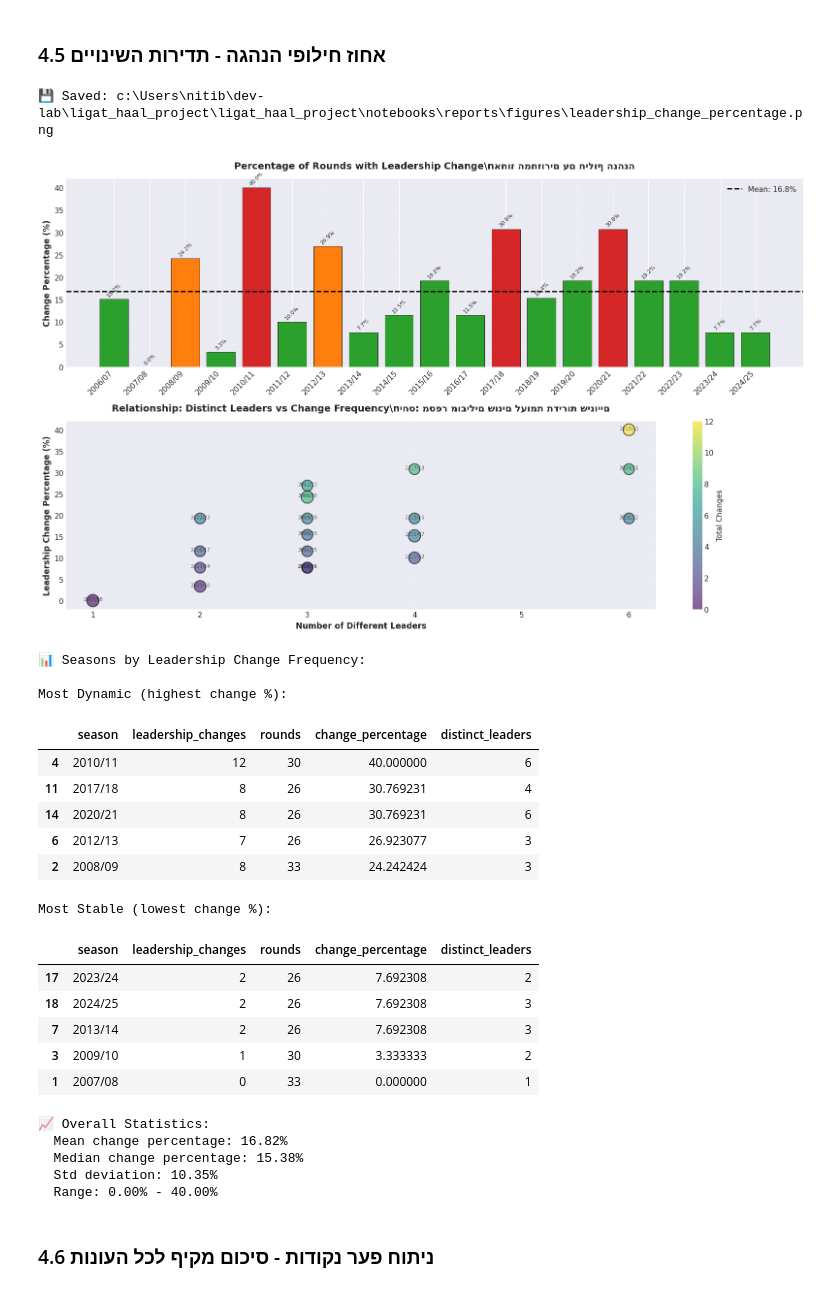
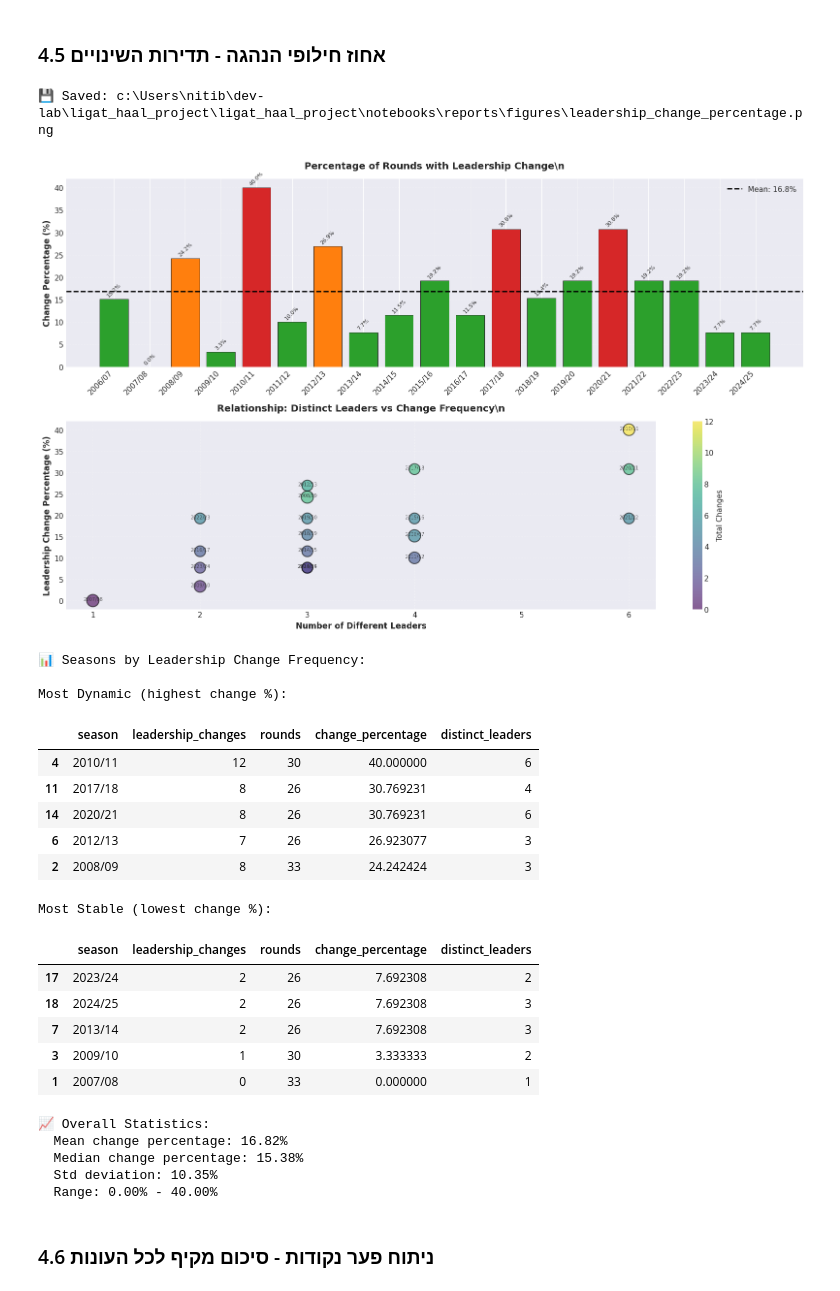
Before and after one commit to Nitaybenadmon123/ligat_haal_project, a Jupyter notebook: ligat_haal_project/notebooks/title_race/03_title_race_clean_analysis.ipynb, the cells around one changed output. Saved outputs shown, nothing was run; the diff lists cells and outputs as text; code cells hidden in the pictures.

```diff
--- a/ligat_haal_project/notebooks/title_race/03_title_race_clean_analysis.ipynb
+++ b/ligat_haal_project/notebooks/title_race/03_title_race_clean_analysis.ipynb
@@ -1445,7 +1480,7 @@ ax1.bar(range(len(summary_df)), summary_df['change_percentage'], color=colors2,
 ax1.set_xticks(range(len(summary_df)))
 ax1.set_xticklabels(summary_df['season'], rotation=45, ha='right')
 ax1.set_ylabel('Change Percentage (%)', fontsize=12, fontweight='bold')
-ax1.set_title('Percentage of Rounds with Leadership Change\\nאחוז המחזורים עם חילוף הנהגה', fontsize=14, fontweight='bold', pad=15)
+ax1.set_title('Percentage of Rounds with Leadership Change\\n', fontsize=14, fontweight='bold', pad=15)
 ax1.grid(axis='y', alpha=0.3, linestyle='--')
 ax1.axhline(summary_df['change_percentage'].mean(), color='black', linestyle='--', linewidth=2,
             label=f"Mean: {summary_df['change_percentage'].mean():.1f}%")
@@ -1469,36 +1504,36 @@ for _, row in summary_df.iterrows():
 
 ax2.set_xlabel('Number of Different Leaders', fontsize=12, fontweight='bold')
 ax2.set_ylabel('Leadership Change Percentage (%)', fontsize=12, fontweight='bold')
-ax2.set_title('Relationship: Distinct Leaders vs Change Frequency\\nיחס: מספר מובילים שונים לעומת תדירות שינויים',
+ax2.set_title('Relationship: Distinct Leaders vs Change Frequency\\n',
               fontsize=14, fontweight='bold', pad=15)
 ax2.grid(alpha=0.3, linestyle='--')
 cbar = plt.colorbar(scatter, ax=ax2, label='Total Changes')
 
 plt.tight_layout()
 fig_path = FIG_DIR / 'leadership_change_percentage.png'
 plt.savefig(fig_path, dpi=300, bbox_inches='tight')
 print(f"💾 Saved: {fig_path}")
 plt.show()
 
 # Summary table with percentages
 summary_with_pct = summary_df[['season', 'leadership_changes', 'rounds', 'change_percentage', 'distinct_leaders']].copy()
 summary_with_pct = summary_with_pct.sort_values('change_percentage', ascending=False)
 
 print("\n📊 Seasons by Leadership Change Frequency:\n")
 print("Most Dynamic (highest change %):")
 display(summary_with_pct.head(5))
 
 print("\nMost Stable (lowest change %):")
 display(summary_with_pct.tail(5))
 
 print("\n📈 Overall Statistics:")
 print(f"  Mean change percentage: {summary_df['change_percentage'].mean():.2f}%")
 print(f"  Median change percentage: {summary_df['change_percentage'].median():.2f}%")
 print(f"  Std deviation: {summary_df['change_percentage'].std():.2f}%")
 print(f"  Range: {summary_df['change_percentage'].min():.2f}% - {summary_df['change_percentage'].max():.2f}%")
 # %% [output]
 💾 Saved: c:\Users\nitib\dev-lab\ligat_haal_project\ligat_haal_project\notebooks\reports\figures\leadership_change_percentage.png
-[figure, old version]
+[figure, new version]
 📊 Seasons by Leadership Change Frequency:
 
 Most Dynamic (highest change %):
```
Also changed, not shown: parts of 7 cells of this notebook.
